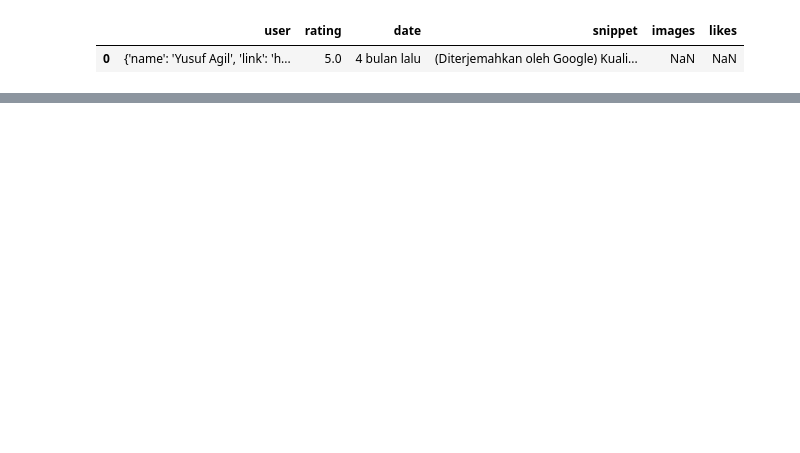
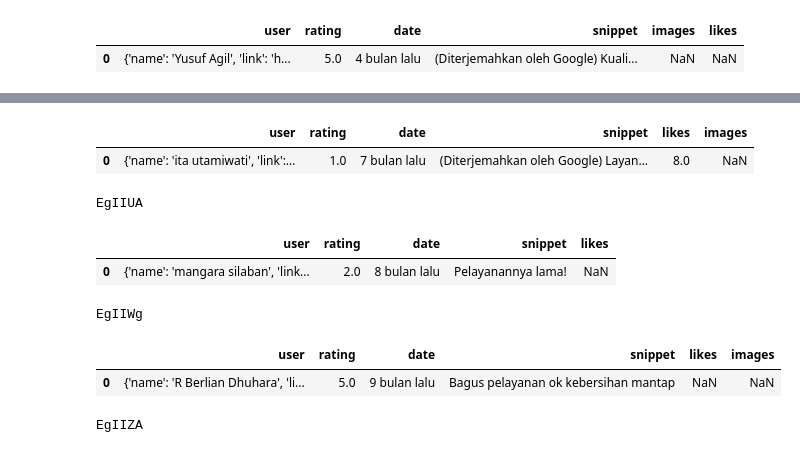
Before and after one commit to dwissaaj/Google_Maps_Mining, a Jupyter notebook: mining.ipynb, the cells around one changed output, grey strips where cells are left out. Drawn from its saved outputs; the diff is of its cells as text; code cells hidden in the pictures; blank space fills up the shorter version.

```diff
--- a/mining.ipynb
+++ b/mining.ipynb
@@ -113,0 +157,66 @@ new_data.to_excel("testing pos review 1.xlsx")
+# %%
+params = {
+  "engine": "google_maps_reviews",
+  "data_id": "0x2e69f5cf57f221d7:0x312d7e4c1ca898e0",
+    "sort_by":"newestFirst",
+    "hl":"id",
+    "next_page_token":"EgIIRg",
+  "api_key": "1c33c59f4cb1d26dd31598098acc27c528873a12c11c0f583d6cdcfec5fa6d1d"
+}
+
+search7 = GoogleSearch(params)
+results7 = search7.get_dict()
+reviews7 = results7['reviews']
+data7 = pd.DataFrame(reviews7)
+data7.head(1)
+# %% [output]
+|  | user | rating | date | snippet | likes | images |
+| 0 | {'name': 'ita utamiwati', 'link':... | 1.0 | 7 bulan lalu | (Diterjemahkan oleh Google) Layan... | 8.0 | NaN |
+# %%
+print(results7["serpapi_pagination"]["next_page_token"])
+# %% [output]
+EgIIUA
+# %%
+params = {
+  "engine": "google_maps_reviews",
+  "data_id": "0x2e69f5cf57f221d7:0x312d7e4c1ca898e0",
+    "sort_by":"newestFirst",
+    "hl":"id",
+    "next_page_token":"EgIIUA",
+  "api_key": "1c33c59f4cb1d26dd31598098acc27c528873a12c11c0f583d6cdcfec5fa6d1d"
+}
+
+search8 = GoogleSearch(params)
+results8 = search8.get_dict()
+reviews8 = results8['reviews']
+data8 = pd.DataFrame(reviews8)
+data8.head(1)
+# %% [output]
+|  | user | rating | date | snippet | likes |
+| 0 | {'name': 'mangara silaban', 'link... | 2.0 | 8 bulan lalu | Pelayanannya lama! | NaN |
+# %%
+print(results8["serpapi_pagination"]["next_page_token"])
+# %% [output]
+EgIIWg
+# %%
+params = {
+  "engine": "google_maps_reviews",
+  "data_id": "0x2e69f5cf57f221d7:0x312d7e4c1ca898e0",
+    "sort_by":"newestFirst",
+    "hl":"id",
+    "next_page_token":"EgIIWg",
+  "api_key": "1c33c59f4cb1d26dd31598098acc27c528873a12c11c0f583d6cdcfec5fa6d1d"
+}
+
+search9 = GoogleSearch(params)
+results9 = search9.get_dict()
+reviews9 = results9['reviews']
+data9 = pd.DataFrame(reviews9)
+data9.head(1)
+# %% [output]
+|  | user | rating | date | snippet | likes | images |
+| 0 | {'name': 'R Berlian Dhuhara', 'li... | 5.0 | 9 bulan lalu | Bagus pelayanan ok kebersihan mantap | NaN | NaN |
+# %%
+print(results9["serpapi_pagination"]["next_page_token"])
+# %% [output]
+EgIIZA
```
Also changed, not shown: parts of 26 cells of this notebook, 3 other files.
